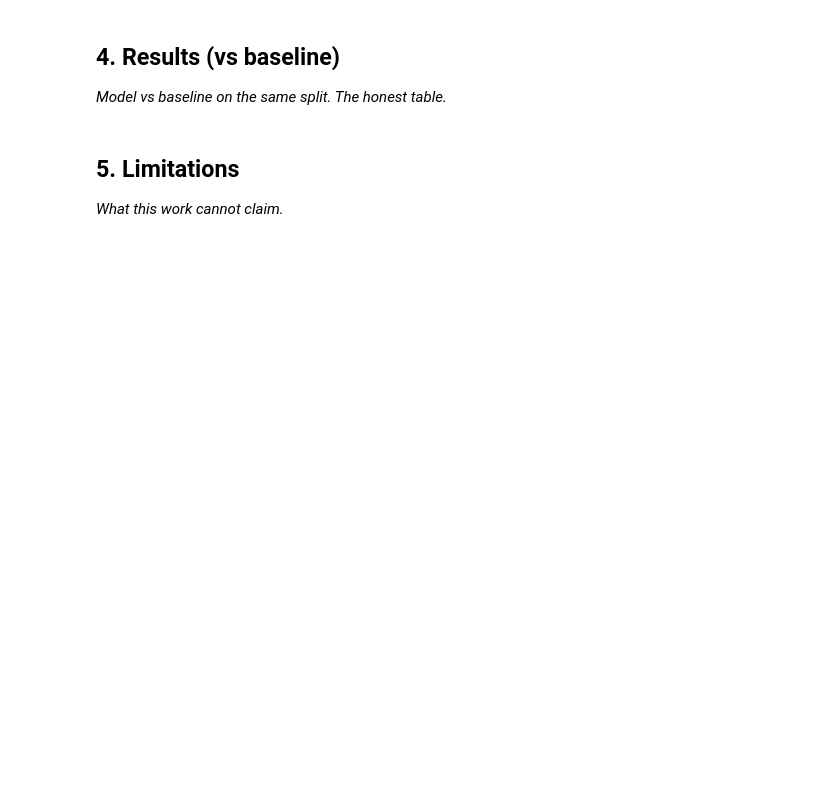
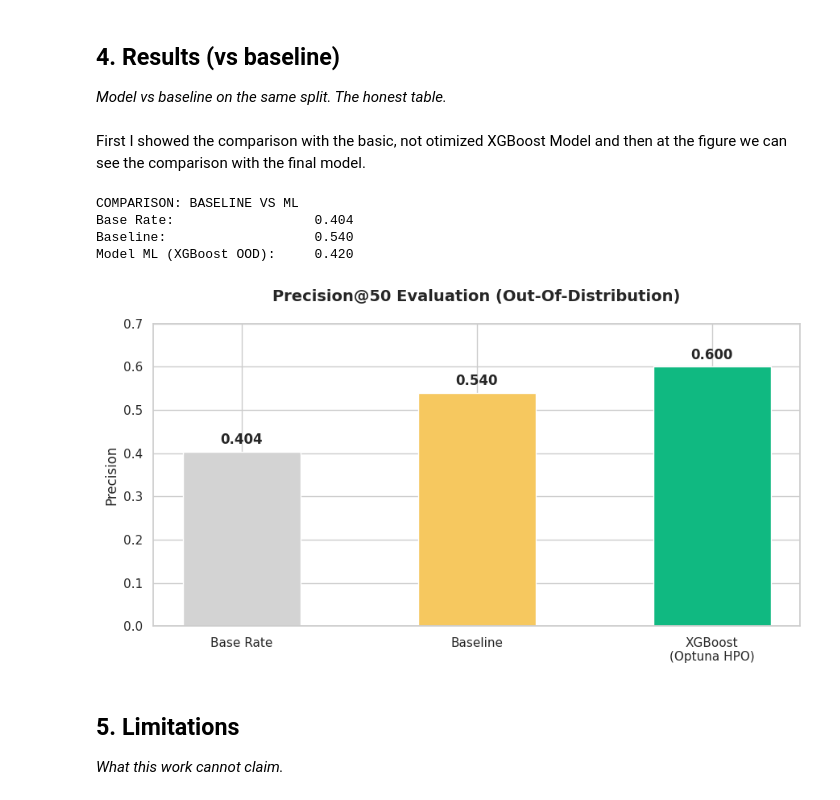
Before and after one commit to oliwialosko/ML_Assignment1, a Jupyter notebook: work/notebooks/capstone.ipynb, the cells around one changed output. Cells and saved outputs as stored; diff of their text form; code cells hidden in the pictures; blank space fills up the shorter version.

```diff
--- a/work/notebooks/capstone.ipynb
+++ b/work/notebooks/capstone.ipynb
@@ -22,6 +404,63 @@ This skeleton is yours to fill. Work the sections **in order** — each one has
 ## 4. Results (vs baseline)
 
 *Model vs baseline on the same split. The honest table.*
+# %% [markdown]
+First I showed the comparison with the basic, not otimized XGBoost Model and then at the figure we can see the comparison with the final model.
+# %%
+#Comparison with Baseline Score
+test_df = df2[test_mask].copy()
+
+#base rule
+is_edge_of_page_1 = ((test_df['avg_pos_past'] >= 7) & (test_df['avg_pos_past'] <= 10)).astype(int)
+is_low_ctr = (test_df['ctr_past'] < 1.0).astype(int)
+has_decent_volume = (test_df['imp_past'] >= 500).astype(int)
+
+is_at_risk = has_decent_volume * is_edge_of_page_1 * is_low_ctr
+
+test_df['baseline_score'] = np.where(is_at_risk > 0, 1.0 / (test_df['ctr_past'] + 0.01), 0)
+
+baseline_queue = test_df.sort_values('baseline_score', ascending=False)
+
+baseline_p50 = precision_at_k(baseline_queue['is_declining_label'], baseline_queue['baseline_score'], k=k_val)
+base_rate_test = test_df['is_declining_label'].mean()
+
+print("COMPARISON: BASELINE VS ML")
+print(f"Base Rate:                  {base_rate_test:.3f}")
+print(f"Baseline:                   {baseline_p50:.3f}")
+print(f"Model ML (XGBoost OOD):     {p50:.3f}")
+# %% [output]
+COMPARISON: BASELINE VS ML
+Base Rate:                  0.404
+Baseline:                   0.540
+Model ML (XGBoost OOD):     0.420
+# %%
+import matplotlib.pyplot as plt
+import seaborn as sns
+from xgboost import plot_importance
+import shap
+
+sns.set_theme(style="whitegrid", palette="muted")
+
+#Figure 1: Model and Basleine Comaprison
+plt.figure(figsize=(9, 5))
+labels = ['Base Rate', 'Baseline', 'XGBoost\n(Optuna HPO)']
+scores = [0.404, 0.540, 0.600]
+colors = ['#d3d3d3', '#f6c85f', '#10b981']
+
+bars = plt.bar(labels, scores, color=colors, width=0.5)
+plt.title('Precision@50 Evaluation (Out-Of-Distribution)', fontsize=14, pad=20, fontweight='bold')
+plt.ylabel('Precision', fontsize=12)
+plt.ylim(0, 0.7)
+
+for bar in bars:
+    yval = bar.get_height()
+    plt.text(bar.get_x() + bar.get_width()/2, yval + 0.01, f'{yval:.3f}', ha='center', va='bottom', fontsize=12, fontweight='bold')
+
+plt.tight_layout()
+plt.savefig('fig_1_baseline_comparison.png', dpi=300)
+plt.show()
+# %% [output]
+[figure, added]
 # %% [markdown]
 ## 5. Limitations
 
```
Also changed, not shown: parts of 21 cells of this notebook.
